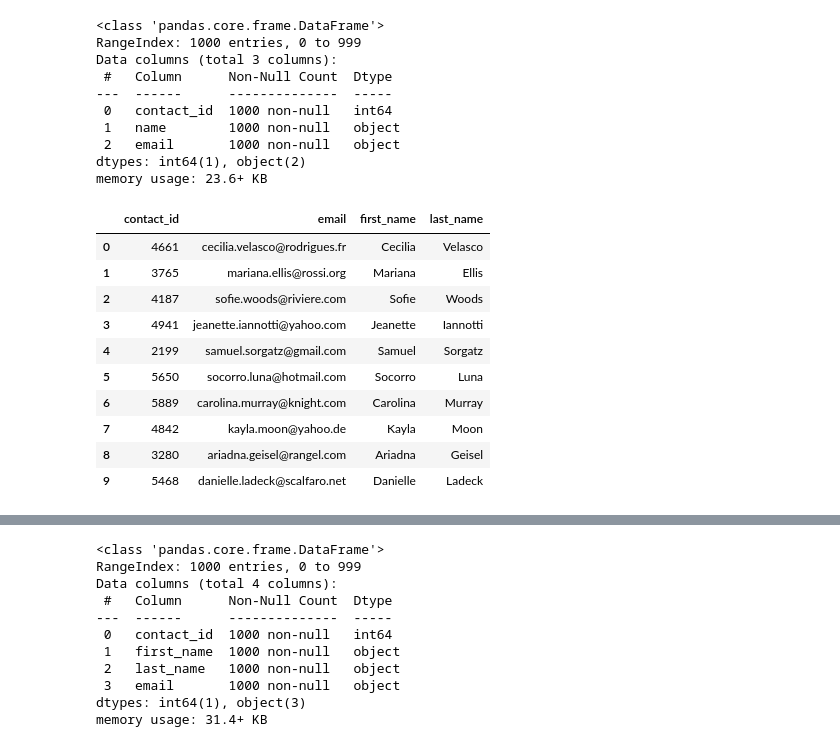
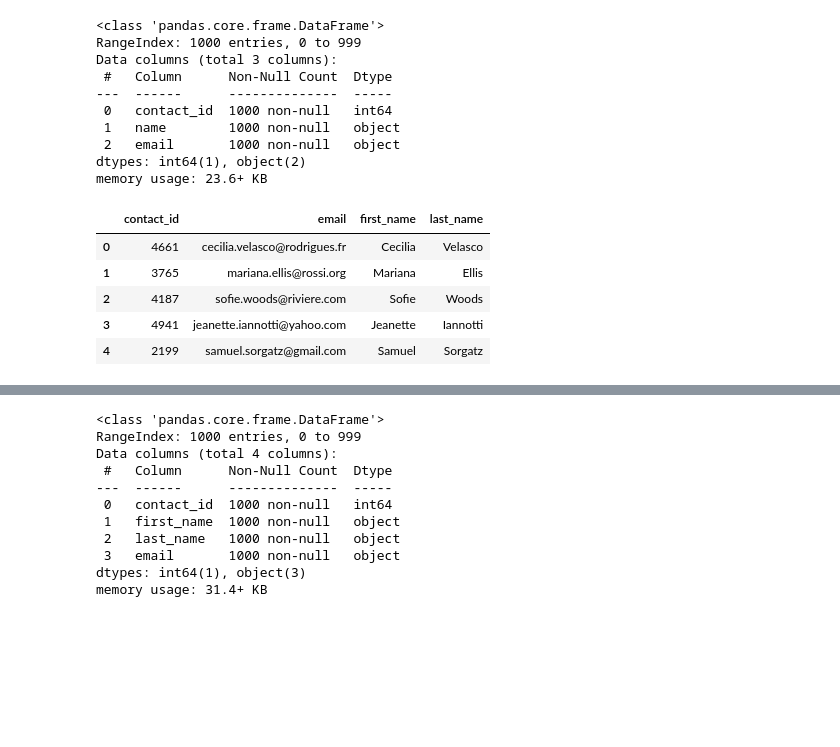
Before and after one commit to MichMink/Crowdfunding_ETL, a Jupyter notebook: Project_2_Starter_Files/ETL_Mini_Project_Starter_Code.ipynb, the cells around one changed output, grey strips where cells are left out. Cells and saved outputs as stored; diff of their text form; code cells hidden in the pictures; blank space fills up the shorter version.

Commit message:
contacts csv

```diff
--- a/Project_2_Starter_Files/ETL_Mini_Project_Starter_Code.ipynb
+++ b/Project_2_Starter_Files/ETL_Mini_Project_Starter_Code.ipynb
@@ -311,9 +319,8 @@ Then export the DataFrame as a `contacts.csv` CSV file.
 # %%
 # Iterate through the contact_info_df and convert each row to a dictionary.
 import json
-dict_values = []
-
+dict_values =[ json.loads(row[0]) for row in contact_info_df.values ]
 
 # Print out the list of values for each row.
-print(dict_values)
+dict_values
 # %% [output]
@@ -321,6 +344,8 @@ print(dict_values)
 # %%
 # Create a contact_info DataFrame and add each list of values, i.e., each row
 # to the 'contact_id', 'name', 'email' columns.
+contact_info=pd.DataFrame(dict_values)
+contact_info[:5]
 # %% [output]
 |  | contact_id | name | email |
 | 0 | 4661 | Cecilia Velasco | cecilia.velasco@rodrigues.fr |
@@ -343,20 +369,17 @@ dtypes: int64(1), object(2)
 memory usage: 23.6+ KB
 # %%
 # Create a "first"name" and "last_name" column with the first and last names from the "name" column.
-
+contact_info[['first_name','last_name']]= contact_info['name'].str.split(' ',expand=True)
 
 # Drop the contact_name column
+contact_info.pop('name')
+contact_info[:5]
 # %% [output]
 |  | contact_id | email | first_name | last_name |
 | 0 | 4661 | cecilia.velasco@rodrigues.fr | Cecilia | Velasco |
 | 1 | 3765 | mariana.ellis@rossi.org | Mariana | Ellis |
 | 2 | 4187 | sofie.woods@riviere.com | Sofie | Woods |
 | 3 | 4941 | jeanette.iannotti@yahoo.com | Jeanette | Iannotti |
 | 4 | 2199 | samuel.sorgatz@gmail.com | Samuel | Sorgatz |
-| 5 | 5650 | socorro.luna@hotmail.com | Socorro | Luna |
-| 6 | 5889 | carolina.murray@knight.com | Carolina | Murray |
-| 7 | 4842 | kayla.moon@yahoo.de | Kayla | Moon |
-| 8 | 3280 | ariadna.geisel@rangel.com | Ariadna | Geisel |
-| 9 | 5468 | danielle.ladeck@scalfaro.net | Danielle | Ladeck |
 # %%
 # Reorder the columns
```
Also changed, not shown: parts of 7 cells of this notebook, 2 other files.
